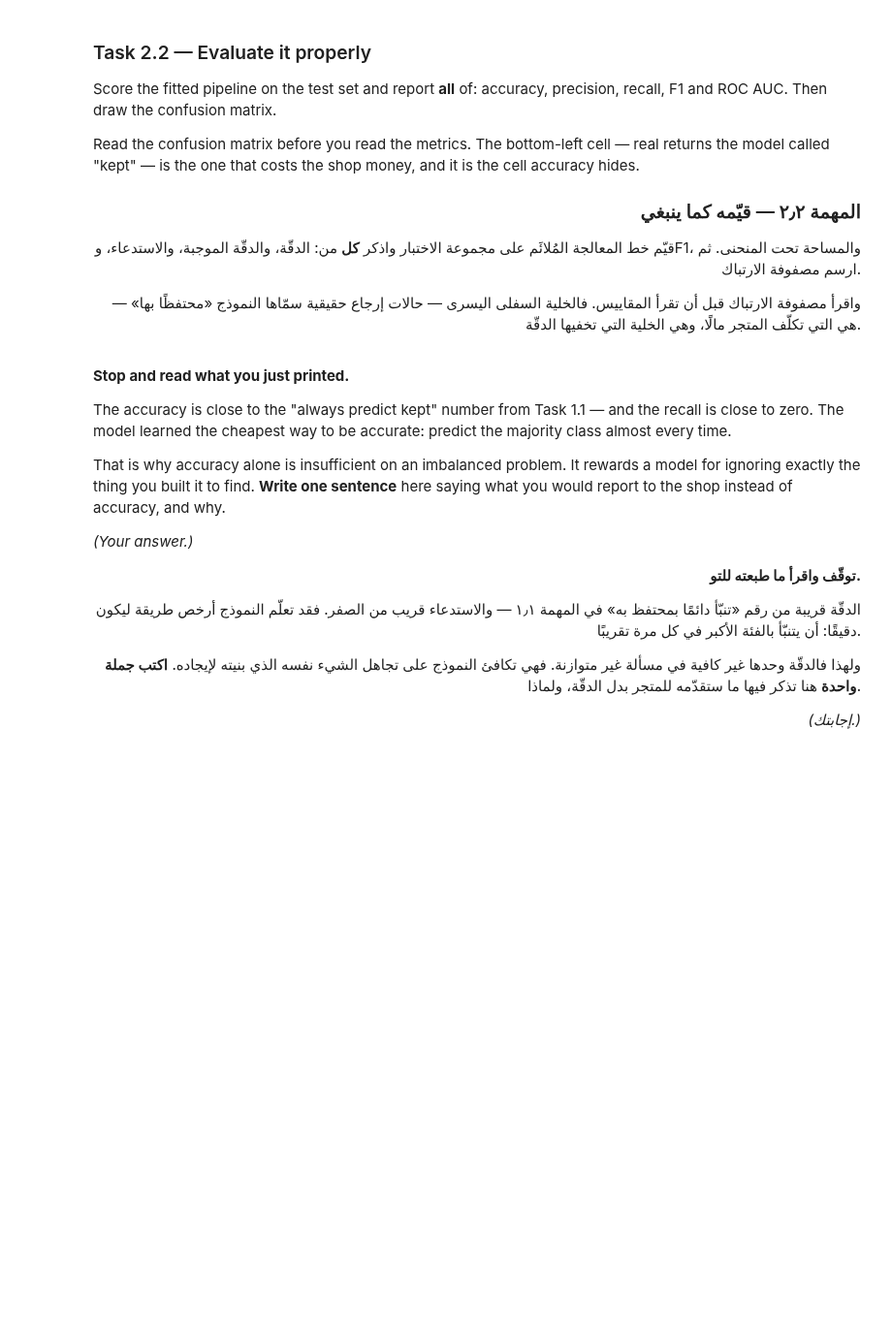
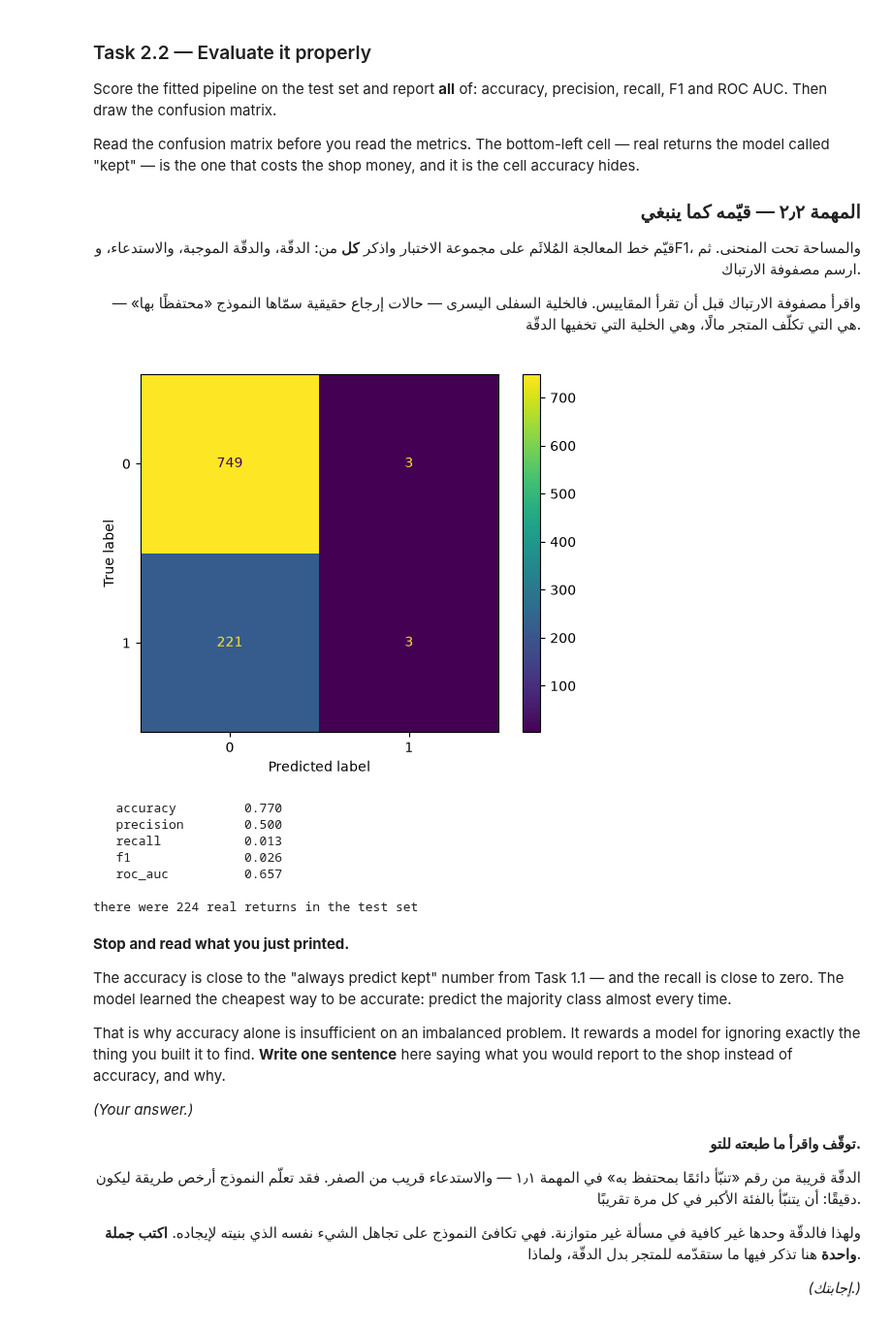
Before and after one commit to albandricx/AIEP_Olo_student, a Jupyter notebook: week_2_data_engineering/labs_v2/D5_train_validate_evaluate/D5_train_validate_evaluate_blank.ipynb, the cells around one changed output. Shown at 97% size. Cells and saved outputs as stored; diff of their text form; code cells hidden in the pictures; blank space fills up the shorter version.

Commit message:
D5 train validate evaluate lab

```diff
--- a/week_2_data_engineering/labs_v2/D5_train_validate_evaluate/D5_train_validate_evaluate_blank.ipynb
+++ b/week_2_data_engineering/labs_v2/D5_train_validate_evaluate/D5_train_validate_evaluate_blank.ipynb
@@ -295,4 +314,25 @@ from sklearn.preprocessing import OneHotEncoder, StandardScaler
 # مهمة: اكتب دالة تُعيد ColumnTransformer جديدًا لقائمة أعمدة رقمية معطاة، تعاير الرقمية وترمّز الفئوية ترميزًا أحاديًّا.
 # TODO: Build the baseline pipeline: your preprocessor followed by a logistic regression.
 # مهمة: ابنِ خط الأساس: معالِجك المسبق يليه انحدار لوجستي.
+CATEGORICAL = ["city", "channel", "customer_tier"]
+
+HONEST_NUMERIC = [
+    "quantity", "unit_price", "discount_pct", "ship_delay_days",
+    "order_month", "order_dow", "gross", "is_bulk",
+    "is_deep_discount", "discount_missing", "revenue"]
+def make_preprocessor(numeric_columns):
+    return ColumnTransformer(
+        transformers=[
+            ("num", StandardScaler(), numeric_columns),
+            ("cat", OneHotEncoder(handle_unknown="ignore"), CATEGORICAL)
+        ]
+    )
+
+preprocessor = make_preprocessor(HONEST_NUMERIC)
+
+baseline = Pipeline([
+    ("preprocessor", preprocessor),
+    ("model", LogisticRegression(max_iter=1000))
+])
+
 print(baseline)
@@ -319,33 +375,64 @@ model called "kept" — is the one that costs the shop money, and it is the cell
 # %%
 # ────────────────────────────────────────────────────────────────────
 # 1) You need both hard predictions and predicted probabilities: the first four
 #    metrics use the predictions, ROC AUC uses the probabilities.
 # 2) Collect the five numbers into a dict or Series so you can reuse the same
 #    function for every model you try today.
 # 3) Draw the confusion matrix with the display helper, and label which axis is
 #    truth and which is prediction.
 # Search: "sklearn ConfusionMatrixDisplay from_estimator roc_auc_score"
 # https://scikit-learn.org/stable/modules/model_evaluation.html
 #
 # ١) تحتاج التنبّؤات الصارمة والاحتمالات معًا: فالمقاييس الأربعة الأولى تستخدم
 #    التنبّؤات، والمساحة تحت المنحنى تستخدم الاحتمالات.
 # ٢) اجمع الأرقام الخمسة في قاموس أو Series لتتمكّن من إعادة استخدام الدالة
 #    نفسها مع كل نموذج تجرّبه اليوم.
 # ٣) ارسم مصفوفة الارتباك بأداة العرض، وبيّن أي محور للحقيقة وأيّهما
 #    للتنبّؤ.
 # ابحث عن: "sklearn ConfusionMatrixDisplay from_estimator roc_auc_score"
 # ────────────────────────────────────────────────────────────────────
 
 from sklearn.metrics import (ConfusionMatrixDisplay, confusion_matrix,
                              f1_score, precision_score, roc_auc_score)
 # TODO: Write an `evaluate` function returning accuracy, precision, recall, f1 and roc_auc for a fitted model on the test set.
 # مهمة: اكتب دالة `evaluate` تُعيد الدقّة والدقّة الموجبة والاستدعاء وf1 والمساحة تحت المنحنى لنموذج مُلائَم على مجموعة الاختبار.
 # TODO: Draw the confusion matrix for the baseline pipeline.
 # مهمة: ارسم مصفوفة الارتباك لخط الأساس.
+from sklearn.metrics import (
+    ConfusionMatrixDisplay, confusion_matrix,
+    accuracy_score, f1_score, precision_score,
+    recall_score, roc_auc_score
+)
+
+def evaluate(model, X_test, y_test):
+    y_pred = model.predict(X_test)
+    y_prob = model.predict_proba(X_test)[:, 1]
+
+    return {
+        "accuracy": accuracy_score(y_test, y_pred),
+        "precision": precision_score(y_test, y_pred, zero_division=0),
+        "recall": recall_score(y_test, y_pred, zero_division=0),
+        "f1": f1_score(y_test, y_pred, zero_division=0),
+        "roc_auc": roc_auc_score(y_test, y_prob)
+    }
+baseline.fit(X_train, y_train)
+baseline_scores = evaluate(baseline, X_test, y_test)
+
+ConfusionMatrixDisplay.from_predictions(y_test, baseline.predict(X_test))
+plt.show()
 for key, value in baseline_scores.items():
     print(f"   {key:16s} {value:.3f}" if isinstance(value, float)
           else f"   {key:16s} {value}")
 print(f"\nthere were {int(y_test.sum())} real returns in the test set")
+# %% [output]
+[figure, added]
+   accuracy         0.770
+   precision        0.500
+   recall           0.013
+   f1               0.026
+   roc_auc          0.657
+
+there were 224 real returns in the test set
 # %% [markdown]
 **Stop and read what you just printed.**
 
```
Also changed, not shown: parts of 9 cells of this notebook.
